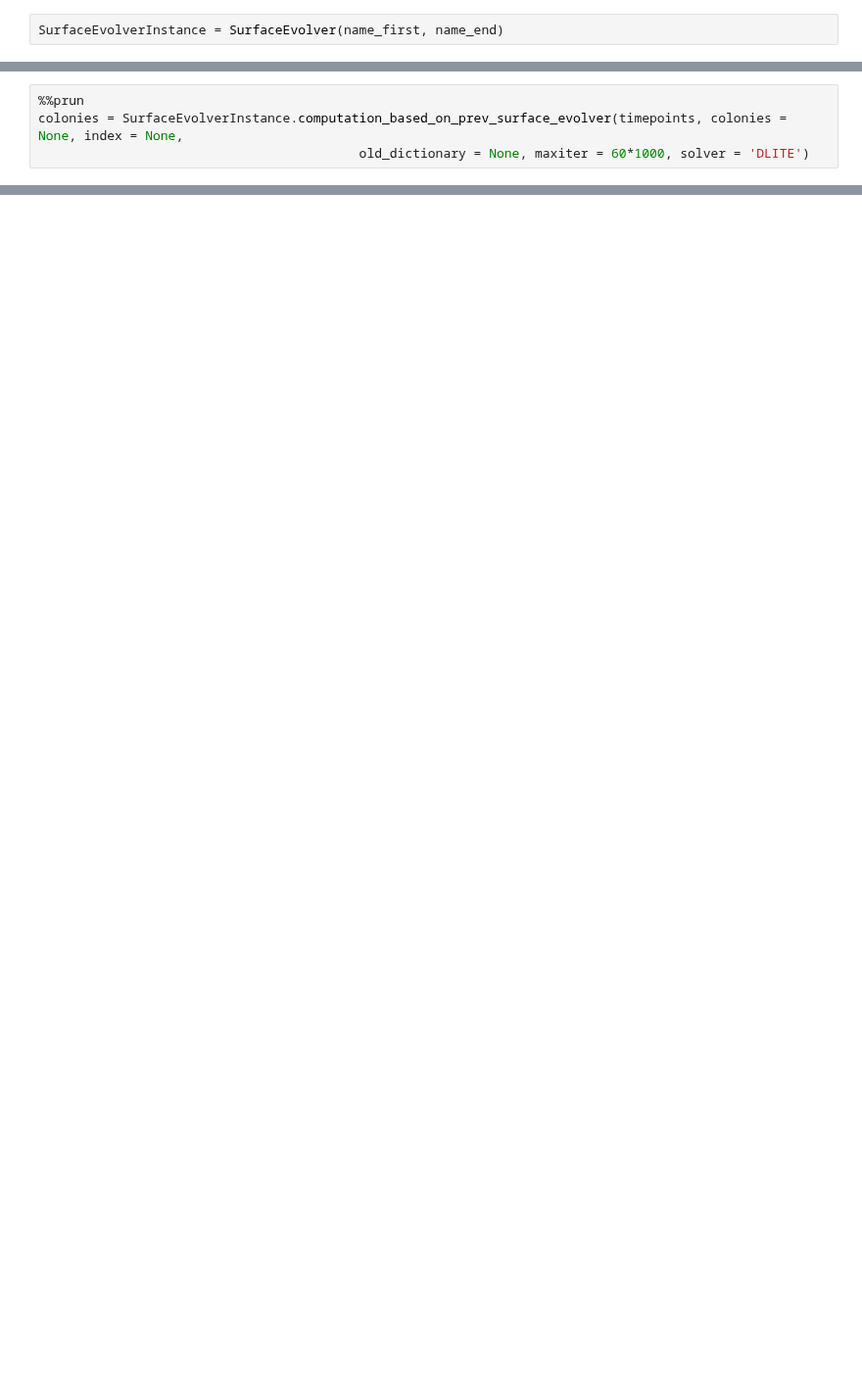
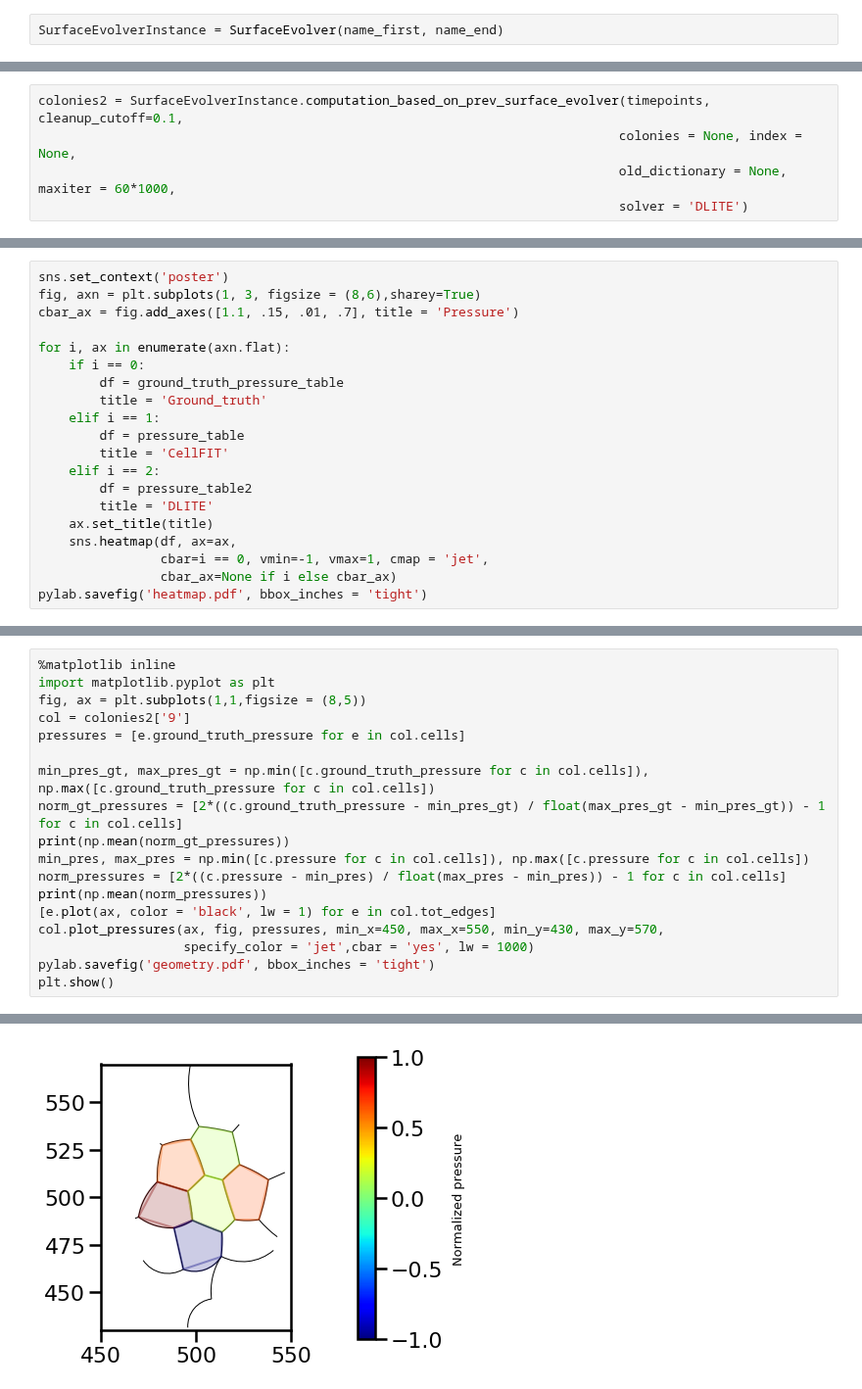
Before and after one commit to AllenCellModeling/DLITE, a Jupyter notebook: Notebooks/temp_for_DLITE.ipynb, the cells around one changed output, grey strips where cells are left out. Shown at 98% size. Cells and saved outputs as stored; diff of their text form; blank space fills up the shorter version.

```diff
--- a/Notebooks/temp_for_DLITE.ipynb
+++ b/Notebooks/temp_for_DLITE.ipynb
@@ -20,5 +45,6 @@ SurfaceEvolverInstance = SurfaceEvolver(name_first, name_end)
 # %%
-%%prun
-colonies = SurfaceEvolverInstance.computation_based_on_prev_surface_evolver(timepoints, colonies = None, index = None,
-                                          old_dictionary = None, maxiter = 60*1000, solver = 'DLITE')
+colonies2 = SurfaceEvolverInstance.computation_based_on_prev_surface_evolver(timepoints, cleanup_cutoff=0.1,
+                                                                            colonies = None, index = None,
+                                                                            old_dictionary = None, maxiter = 60*1000,
+                                                                            solver = 'DLITE')
 # %% [output]
@@ -41,0 +150,20 @@ Number now is 0.7
+# %%
+sns.set_context('poster')
+fig, axn = plt.subplots(1, 3, figsize = (8,6),sharey=True)
+cbar_ax = fig.add_axes([1.1, .15, .01, .7], title = 'Pressure')
+
+for i, ax in enumerate(axn.flat):
+    if i == 0:
+        df = ground_truth_pressure_table
+        title = 'Ground_truth'
+    elif i == 1:
+        df = pressure_table
+        title = 'CellFIT'
+    elif i == 2:
+        df = pressure_table2
+        title = 'DLITE'
+    ax.set_title(title)
+    sns.heatmap(df, ax=ax,
+                cbar=i == 0, vmin=-1, vmax=1, cmap = 'jet',
+                cbar_ax=None if i else cbar_ax)
+pylab.savefig('heatmap.pdf', bbox_inches = 'tight')
@@ -41,0 +172,19 @@ Number now is 0.7
+# %%
+%matplotlib inline
+import matplotlib.pyplot as plt
+fig, ax = plt.subplots(1,1,figsize = (8,5))
+col = colonies2['9']
+pressures = [e.ground_truth_pressure for e in col.cells]
+
+min_pres_gt, max_pres_gt = np.min([c.ground_truth_pressure for c in col.cells]), np.max([c.ground_truth_pressure for c in col.cells])
+norm_gt_pressures = [2*((c.ground_truth_pressure - min_pres_gt) / float(max_pres_gt - min_pres_gt)) - 1 for c in col.cells]
+print(np.mean(norm_gt_pressures))
+min_pres, max_pres = np.min([c.pressure for c in col.cells]), np.max([c.pressure for c in col.cells])
+norm_pressures = [2*((c.pressure - min_pres) / float(max_pres - min_pres)) - 1 for c in col.cells]
+print(np.mean(norm_pressures))
+[e.plot(ax, color = 'black', lw = 1) for e in col.tot_edges]
+col.plot_pressures(ax, fig, pressures, min_x=450, max_x=550, min_y=430, max_y=570,
+                   specify_color = 'jet',cbar = 'yes', lw = 1000)
+pylab.savefig('geometry.pdf', bbox_inches = 'tight')
+plt.show()
+# %% [output]
@@ -41,0 +193 @@ Number now is 0.7
+[figure, added]
```
Also changed, not shown: parts of 32 cells of this notebook, 10 other files.
